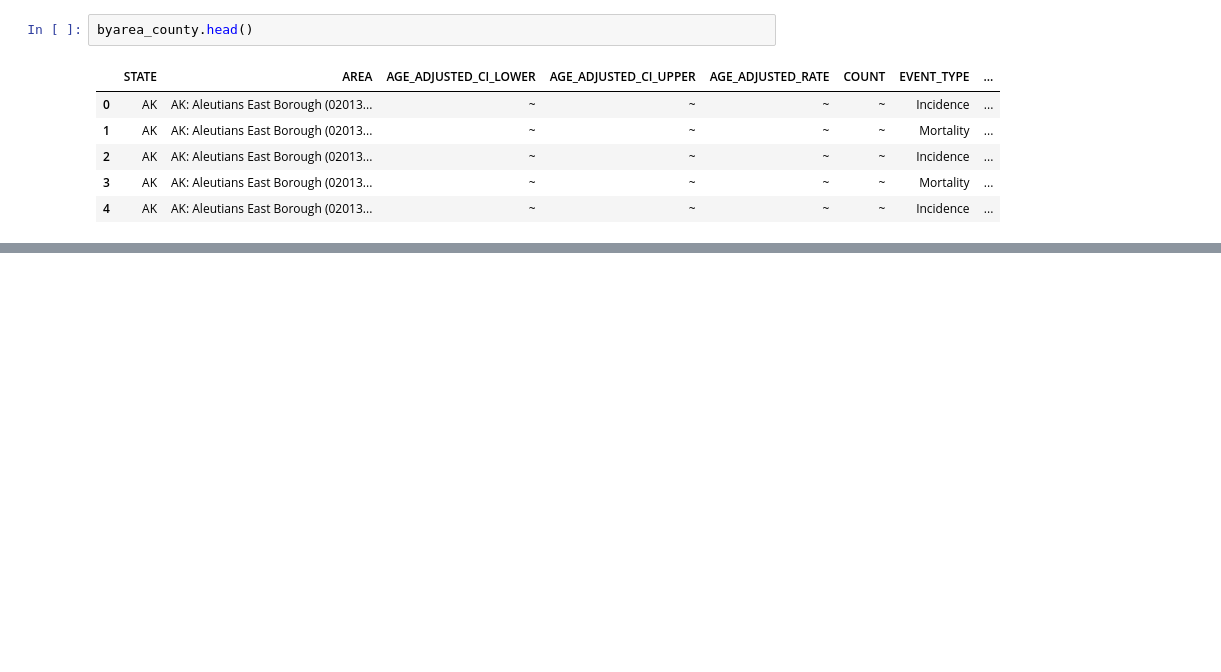
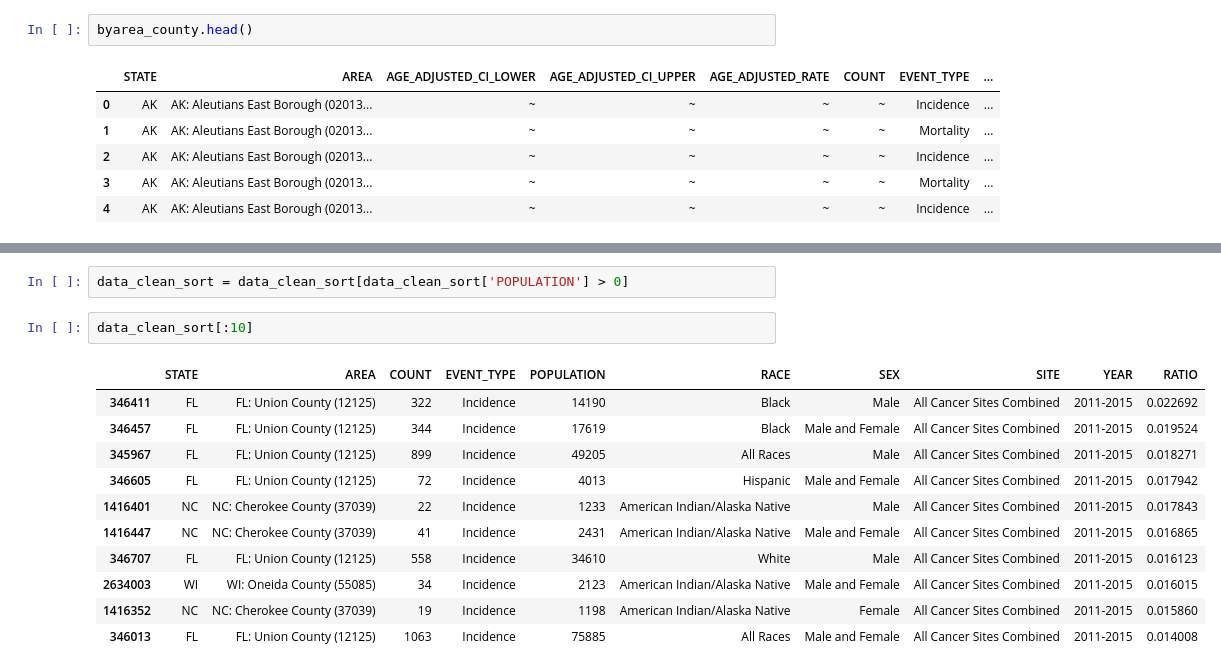
Before and after one commit to a-epstein/final_project, a Jupyter notebook: final_project_notes.ipynb, the cells around one changed output, grey strips where cells are left out. Cells and saved outputs as stored; diff of their text form; blank space fills up the shorter version.

```diff
--- a/final_project_notes.ipynb
+++ b/final_project_notes.ipynb
@@ -81,0 +282,16 @@ byarea_county.iloc[ [6, 11, 500, 9608]]
+# %%
+data_clean_sort = data_clean_sort[data_clean_sort['POPULATION'] > 0]
+# %%
+data_clean_sort[:10]
+# %% [output]
+|  | STATE | AREA | COUNT | EVENT_TYPE | POPULATION | RACE | SEX | SITE | YEAR | RATIO |
+| 346411 | FL | FL: Union County (12125) | 322 | Incidence | 14190 | Black | Male | All Cancer Sites Combined | 2011-2015 | 0.022692 |
+| 346457 | FL | FL: Union County (12125) | 344 | Incidence | 17619 | Black | Male and Female | All Cancer Sites Combined | 2011-2015 | 0.019524 |
+| 345967 | FL | FL: Union County (12125) | 899 | Incidence | 49205 | All Races | Male | All Cancer Sites Combined | 2011-2015 | 0.018271 |
+| 346605 | FL | FL: Union County (12125) | 72 | Incidence | 4013 | Hispanic | Male and Female | All Cancer Sites Combined | 2011-2015 | 0.017942 |
+| 1416401 | NC | NC: Cherokee County (37039) | 22 | Incidence | 1233 | American Indian/Alaska Native | Male | All Cancer Sites Combined | 2011-2015 | 0.017843 |
+| 1416447 | NC | NC: Cherokee County (37039) | 41 | Incidence | 2431 | American Indian/Alaska Native | Male and Female | All Cancer Sites Combined | 2011-2015 | 0.016865 |
+| 346707 | FL | FL: Union County (12125) | 558 | Incidence | 34610 | White | Male | All Cancer Sites Combined | 2011-2015 | 0.016123 |
+| 2634003 | WI | WI: Oneida County (55085) | 34 | Incidence | 2123 | American Indian/Alaska Native | Male and Female | All Cancer Sites Combined | 2011-2015 | 0.016015 |
+| 1416352 | NC | NC: Cherokee County (37039) | 19 | Incidence | 1198 | American Indian/Alaska Native | Female | All Cancer Sites Combined | 2011-2015 | 0.015860 |
+| 346013 | FL | FL: Union County (12125) | 1063 | Incidence | 75885 | All Races | Male and Female | All Cancer Sites Combined | 2011-2015 | 0.014008 |
```
Also changed, not shown: parts of 48 cells of this notebook, 1 other file.
